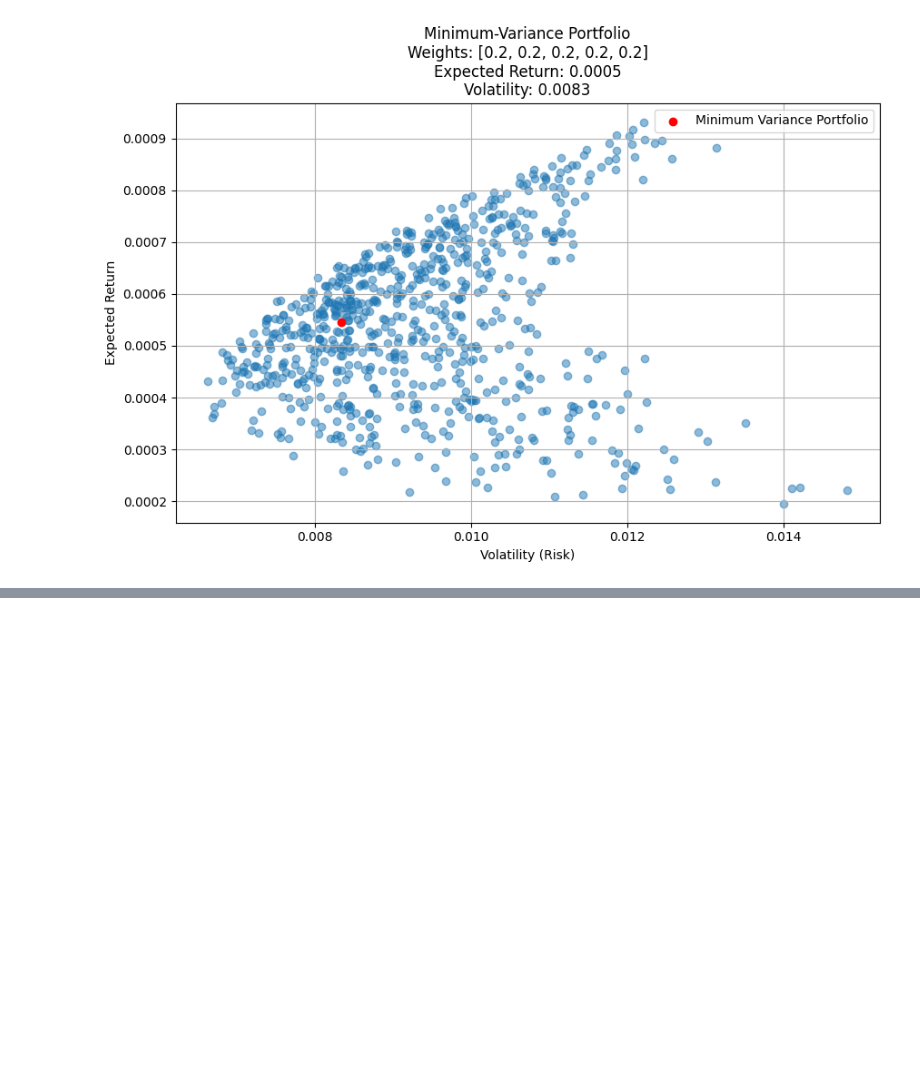
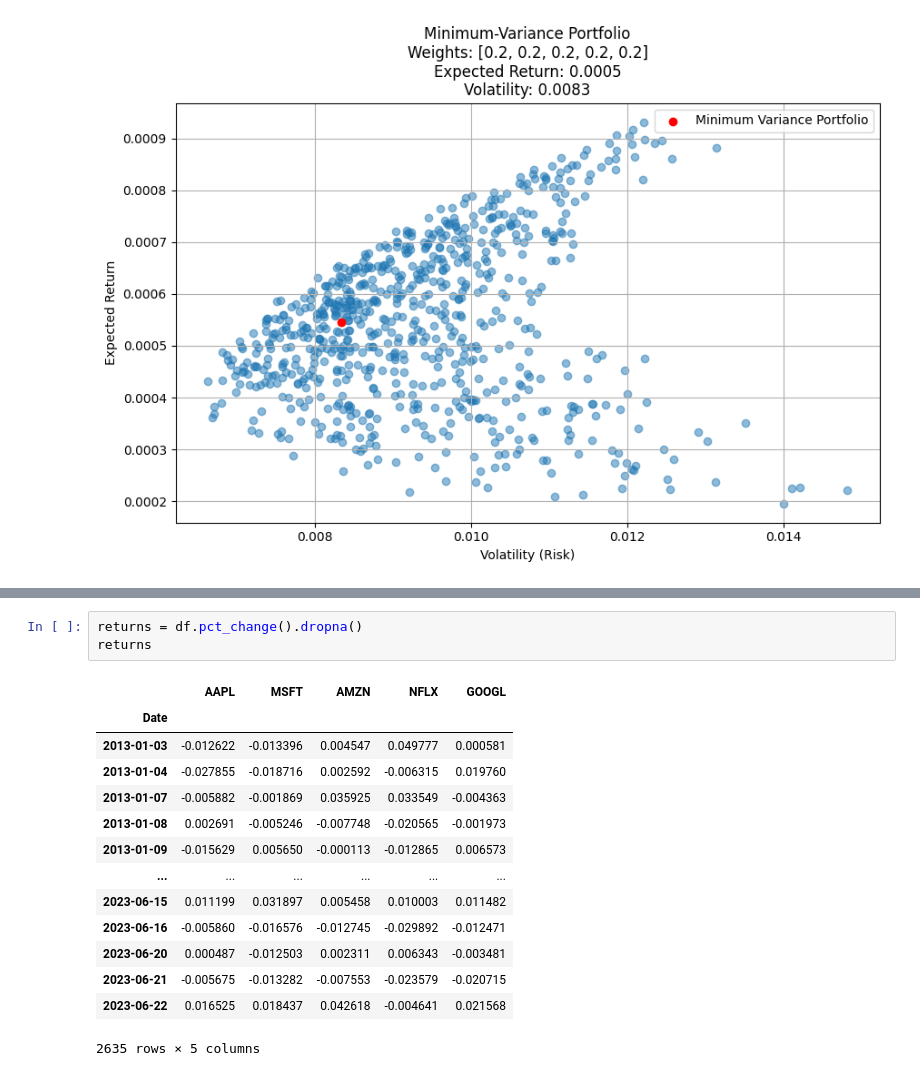
Before and after one commit to wolfinwallst/Financial_Engineering_and_Risk_Management, a Jupyter notebook: Toy Projects/#9 Min-Variance Portfolio.ipynb, the cells around one changed output, grey strips where cells are left out. Cells and saved outputs as stored; diff of their text form; blank space fills up the shorter version.

```diff
--- a/Toy Projects/#9 Min-Variance Portfolio.ipynb
+++ b/Toy Projects/#9 Min-Variance Portfolio.ipynb
@@ -421,0 +534,18 @@ plt.show()
+# %%
+returns = df.pct_change().dropna()
+returns
+# %% [output]
+|  | AAPL | MSFT | AMZN | NFLX | GOOGL |
+| Date |  |  |  |  |  |
+| 2013-01-03 | -0.012622 | -0.013396 | 0.004547 | 0.049777 | 0.000581 |
+| 2013-01-04 | -0.027855 | -0.018716 | 0.002592 | -0.006315 | 0.019760 |
+| 2013-01-07 | -0.005882 | -0.001869 | 0.035925 | 0.033549 | -0.004363 |
+| 2013-01-08 | 0.002691 | -0.005246 | -0.007748 | -0.020565 | -0.001973 |
+| 2013-01-09 | -0.015629 | 0.005650 | -0.000113 | -0.012865 | 0.006573 |
+| ... | ... | ... | ... | ... | ... |
+| 2023-06-15 | 0.011199 | 0.031897 | 0.005458 | 0.010003 | 0.011482 |
+| 2023-06-16 | -0.005860 | -0.016576 | -0.012745 | -0.029892 | -0.012471 |
+| 2023-06-20 | 0.000487 | -0.012503 | 0.002311 | 0.006343 | -0.003481 |
+| 2023-06-21 | -0.005675 | -0.013282 | -0.007553 | -0.023579 | -0.020715 |
+| 2023-06-22 | 0.016525 | 0.018437 | 0.042618 | -0.004641 | 0.021568 |
+2635 rows × 5 columns
```
Also changed, not shown: parts of 19 cells of this notebook.
